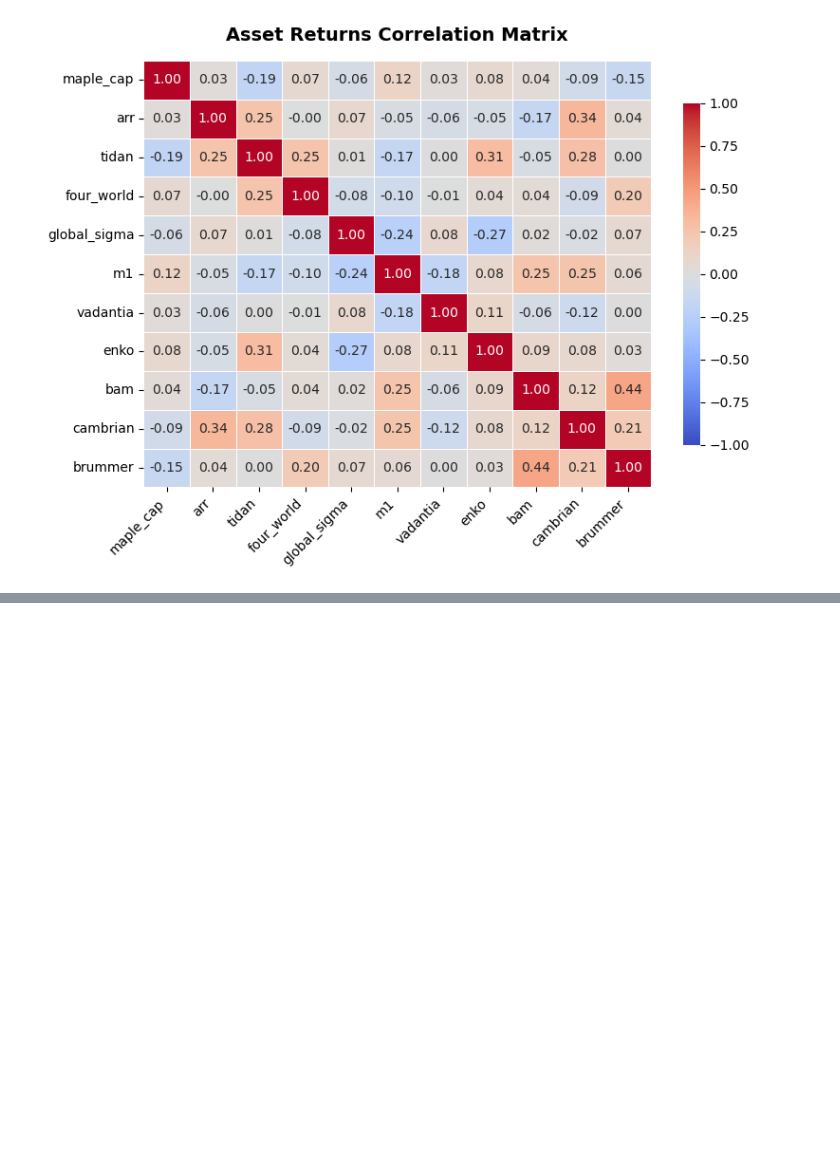
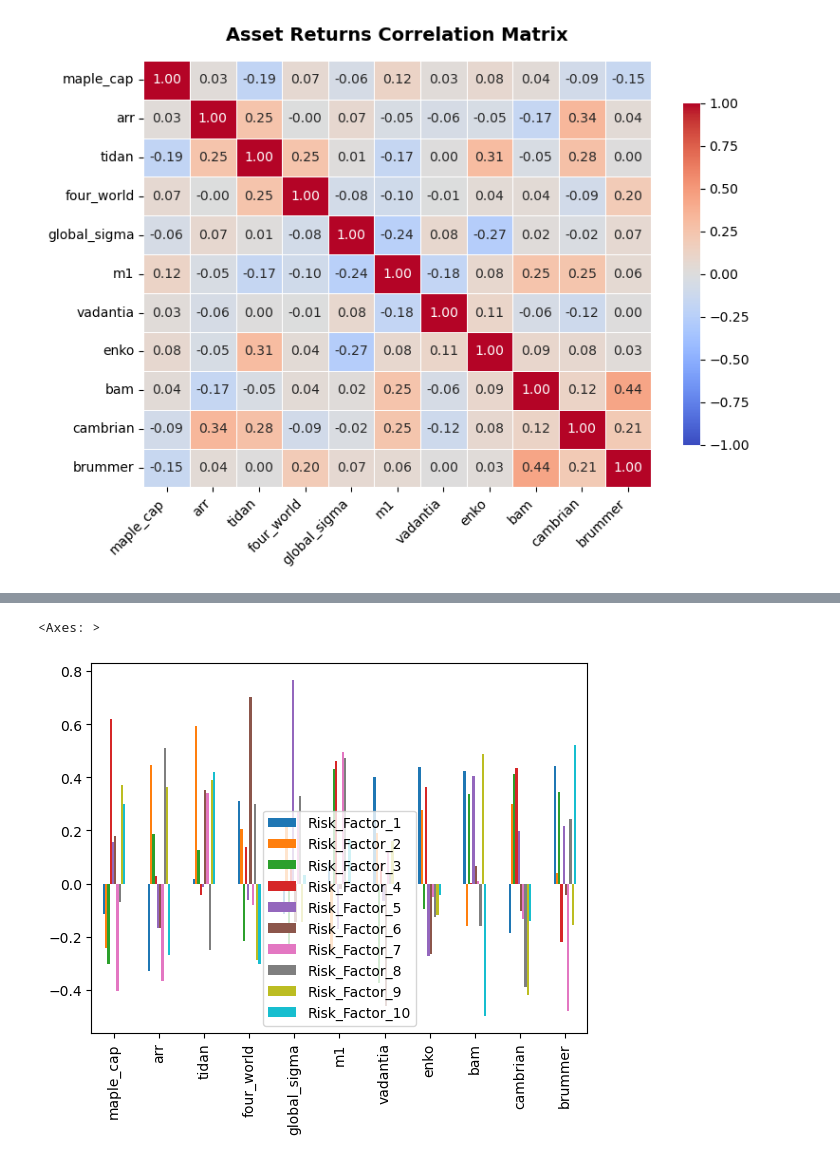
Before and after one commit to arthurdhonneur7/athenee_hf_portfolio, a Jupyter notebook: correlation_analysis.ipynb, the cells around one changed output, grey strips where cells are left out. Cells and saved outputs as stored; diff of their text form; code cells hidden in the pictures; blank space fills up the shorter version.

```diff
--- a/correlation_analysis.ipynb
+++ b/correlation_analysis.ipynb
@@ -6,6 +6,7 @@ import pandas as pd
 # We assume dates are in the first column and set them as the index
 
 df = pd.read_csv('./data/concat_hf_data.csv', parse_dates=True).set_index('date')
+df.index = pd.to_datetime(df.index)
 # 2. Compute the correlation matrix
 # 'min_periods' ensures we have at least N overlapping data points
 # to trust the correlation score. Adjust this based on your dataset size.
@@ -57,3 +58,7 @@ plt.show()
 # plt.savefig('correlation_heatmap.png', dpi=300) # Uncomment to save
 # %% [output]
 [figure]
+# %%
+df = df[df.index >= pd.to_datetime('2020-01-01')]
+
+df.head()
@@ -59,0 +73,33 @@ plt.show()
+# %%
+import pandas as pd
+import numpy as np
+from sklearn.decomposition import PCA
+from sklearn.preprocessing import StandardScaler
+
+# 1. Clean data: Drop any rows with missing returns
+df_clean = df.dropna(axis=0)
+
+# 2. Standardize features (Mean=0, Variance=1)
+scaler = StandardScaler()
+scaled_returns = scaler.fit_transform(df_clean)
+
+# 3. Initialize and fit PCA
+# We'll look at the top 3 dominant risk factors (PCs)
+n_factors = 10
+pca = PCA(n_components=n_factors)
+pca.fit(scaled_returns)
+
+# 4. Extract Explained Variance (How much total risk does each factor explain?)
+for i, var in enumerate(pca.explained_variance_ratio_):
+    print(f"Principal Component {i+1} explains {var*100:.2f}% of total portfolio risk.")
+
+# 5. Create the Risk Breakdown Matrix (Loadings)
+# Loadings represent the correlation between your original columns and the risk factors
+loadings = pd.DataFrame(
+    pca.components_.T,
+    columns=[f'Risk_Factor_{i+1}' for i in range(n_factors)],
+    index=df_clean.columns
+)
+
+print("\n--- Risk Exposure Breakdown per Column ---")
+print(loadings.round(3))
@@ -59,0 +124,5 @@ plt.show()
+# %%
+loadings.plot(kind='bar')
+# %% [output]
+<Axes: >
+[figure, added]
```
Also changed, not shown: parts of 2 cells of this notebook, 1 other file.
